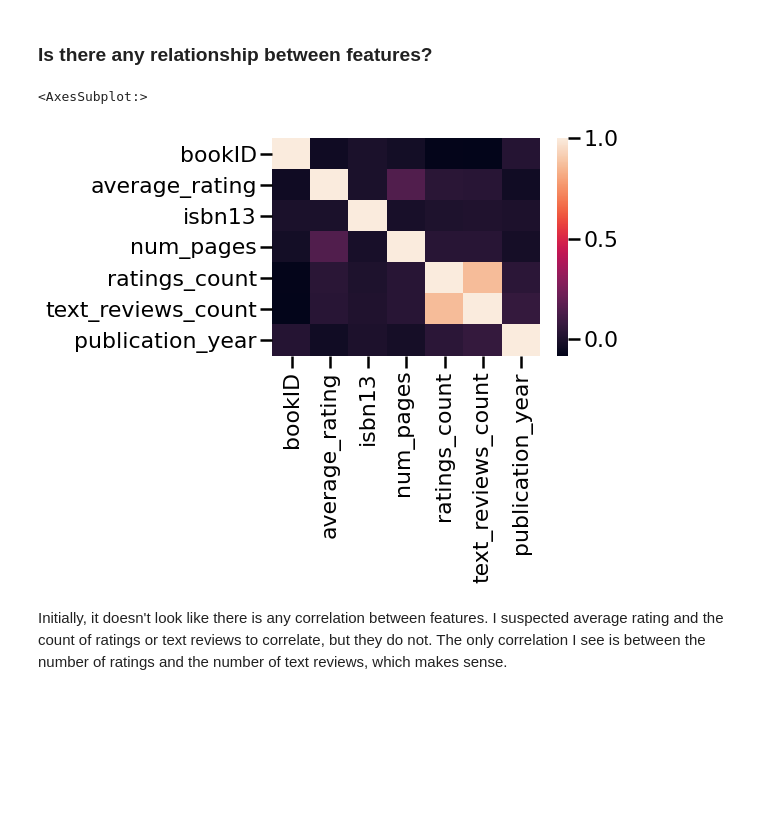
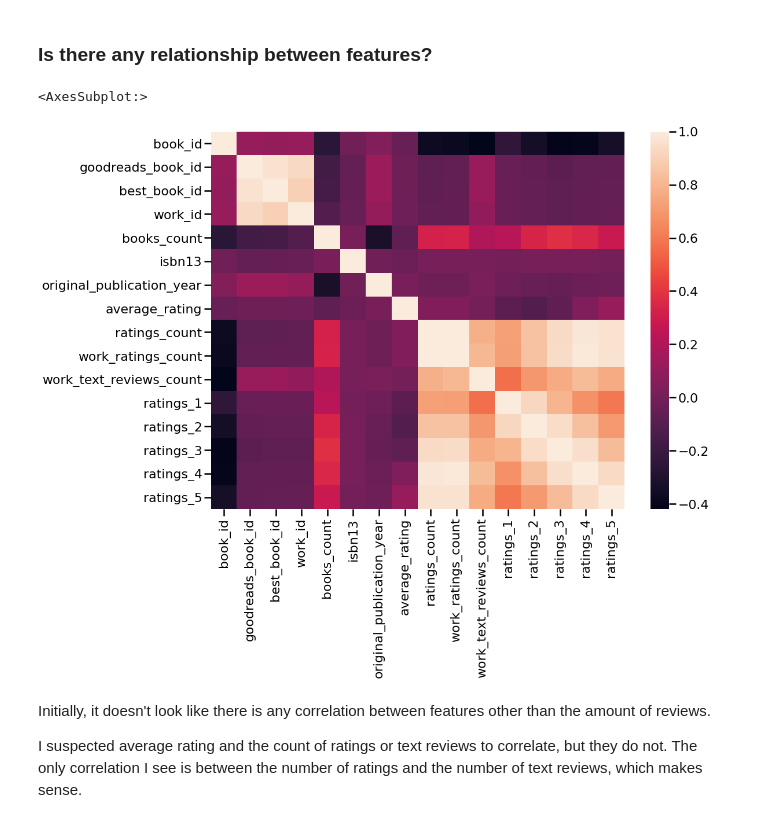
Before and after one commit to Snizzmo/Data-Science, a Jupyter notebook: Capstone3/notebooks/1.0-cf-initial-data-exploration.ipynb, the cells around one changed output. Drawn from its saved outputs; the diff is of its cells as text; code cells hidden in the pictures; blank space fills up the shorter version.

```diff
--- a/Capstone3/notebooks/1.0-cf-initial-data-exploration.ipynb
+++ b/Capstone3/notebooks/1.0-cf-initial-data-exploration.ipynb
@@ -11,4 +15,9 @@ import warnings
 warnings.filterwarnings("ignore")
 # %%
 # Import the data
-df = pd.read_csv('../data/raw/books.csv', error_bad_lines=False)
+books = pd.read_csv('../data/raw/books.csv')
+ratings = pd.read_csv('../data/raw/ratings.csv')
+tags = pd.read_csv('../data/raw/tags.csv')
+book_tags = pd.read_csv('../data/raw/book_tags.csv')
+to_read = pd.read_csv('../data/raw/to_read.csv')
+# personal_library = pd.read_csv('../data/raw/personalLibrary.csv') # This is someone's personal library, just one user!
@@ -53,5 +134,4 @@ dtype: object
 # %% [markdown]
 Right off the bat I notice that J.K. Rowling has the artist in the author category. Additionally, the publisher column has both Scholastic and Scholastic Inc. to mean the same thing. I am going to clean that up really quick.
 # %%
-df.replace(to_replace='J.K. Rowling-Mary GrandPré', value = 'J.K. Rowling', inplace=True)
-df.replace(to_replace='Scholastic Inc.', value = 'Scholastic', inplace=True)
+books.replace(to_replace='J.K. Rowling-Mary GrandPré', value = 'J.K. Rowling', inplace=True)
@@ -89,15 +178 @@ Macbeth                       6
 Name: title, dtype: int64
-# %%
-# Let's see what the books that are published the most times are, in graph form.
-books = df['title'].value_counts()[:10]
-rating = df.average_rating[:10]
-
-sns.set_context('poster')
-plt.figure(figsize=(16, 8))
-palette = sns.color_palette("crest", n_colors=len(books.index))
-
-sns.barplot(x = books, y = books.index, palette=palette)
-plt.title("Most Occurring Books")
-plt.xlabel("Number of occurances")
-plt.ylabel("Books")
-plt.show()
@@ -415,10 +513,13 @@ From this we can see that the vast majority of ratings are between 3 and 4.5. A
 # %% [markdown]
 ### Is there any relationship between features?
 # %%
-sns.heatmap(df.corr())
+plt.figure(figsize=(16,12))
+sns.heatmap(books.corr())
 # %% [output]
 <AxesSubplot:>
-[figure, old version]
+[figure, new version]
 # %% [markdown]
-Initially, it doesn't look like there is any correlation between features. I suspected average rating and the count of ratings or text reviews to correlate, but they do not. The only correlation I see is between the number of ratings and the number of text reviews, which makes sense.
+Initially, it doesn't look like there is any correlation between features other than the amount of reviews.
+
+I suspected average rating and the count of ratings or text reviews to correlate, but they do not. The only correlation I see is between the number of ratings and the number of text reviews, which makes sense.
 # %%
```
Also changed, not shown: parts of 75 cells of this notebook, 1 other file.
